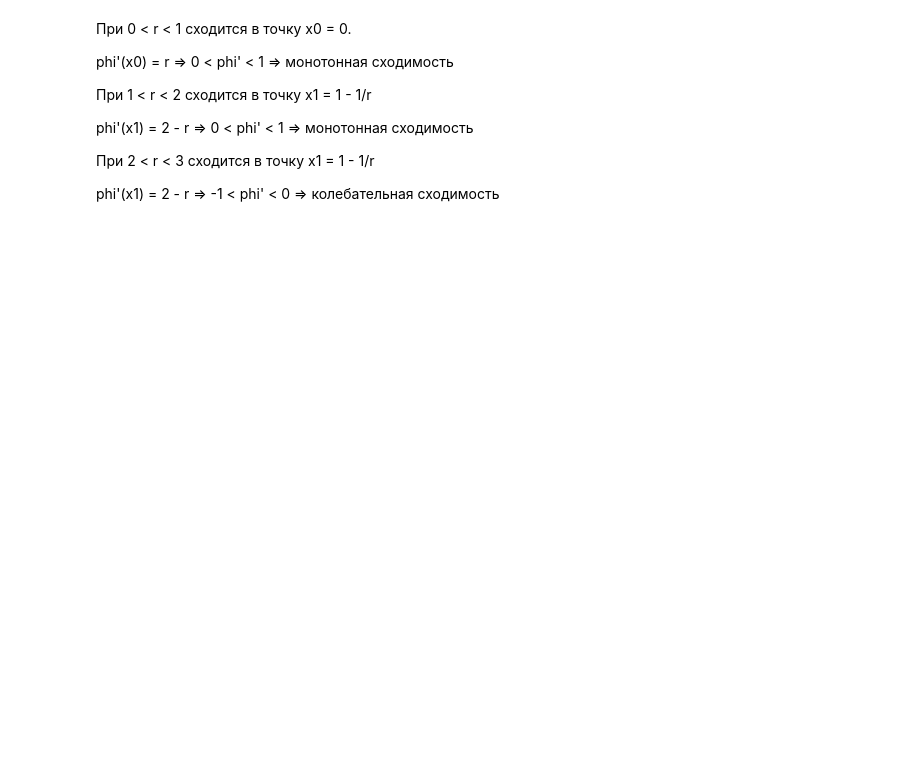
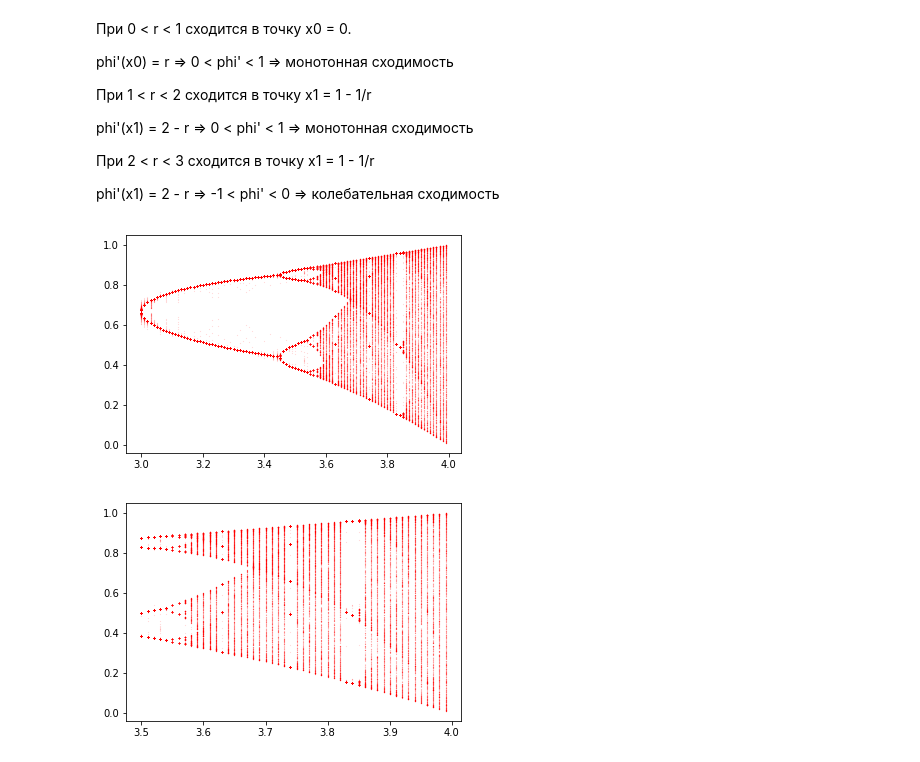
Before and after one commit to KokorinIlya/computational_methods, a Jupyter notebook: Homework1/task2.ipynb, the cells around one changed output. Cells and saved outputs as stored; diff of their text form; code cells hidden in the pictures; blank space fills up the shorter version.

Commit message:
add bifurcation

```diff
--- a/Homework1/task2.ipynb
+++ b/Homework1/task2.ipynb
@@ -218,3 +203,44 @@ phi'(x1) = 2 - r => 0 < phi' < 1 => монотонная сходимость
 При 2 < r < 3 сходится в точку x1 = 1 - 1/r
 
 phi'(x1) = 2 - r => -1 < phi' < 0 => колебательная сходимость
+# %%
+def show_bifurcation():
+    x_vals = []
+    r_vals = []
+
+    r = 3.0
+    for j in range(100):
+        (left_border, right_border) = get_window(r)
+        cur_x = random.uniform(left_border, right_border)
+        for i in range(1000):
+            cur_x = r * cur_x * (1 - cur_x)
+            x_vals.append(cur_x)
+            r_vals.append(r)
+        r += 0.01
+
+    plt.plot(r_vals, x_vals, 'r.', ms=0.1)
+    plt.show()
+
+show_bifurcation()
+
+def show_chaos():
+    x_vals = []
+    r_vals = []
+
+    r = 3.5
+    for j in range(50):
+        (left_border, right_border) = get_window(r)
+        cur_x = random.uniform(left_border, right_border)
+        for i in range(1000):
+            cur_x = r * cur_x * (1 - cur_x)
+            x_vals.append(cur_x)
+            r_vals.append(r)
+        r += 0.01
+
+    plt.plot(r_vals, x_vals, 'r.', ms=0.1)
+    plt.show()
+
+show_chaos()
+# %% [output]
+[figure, added]
+[figure, added]
```
Also changed, not shown: parts of 5 cells of this notebook.
